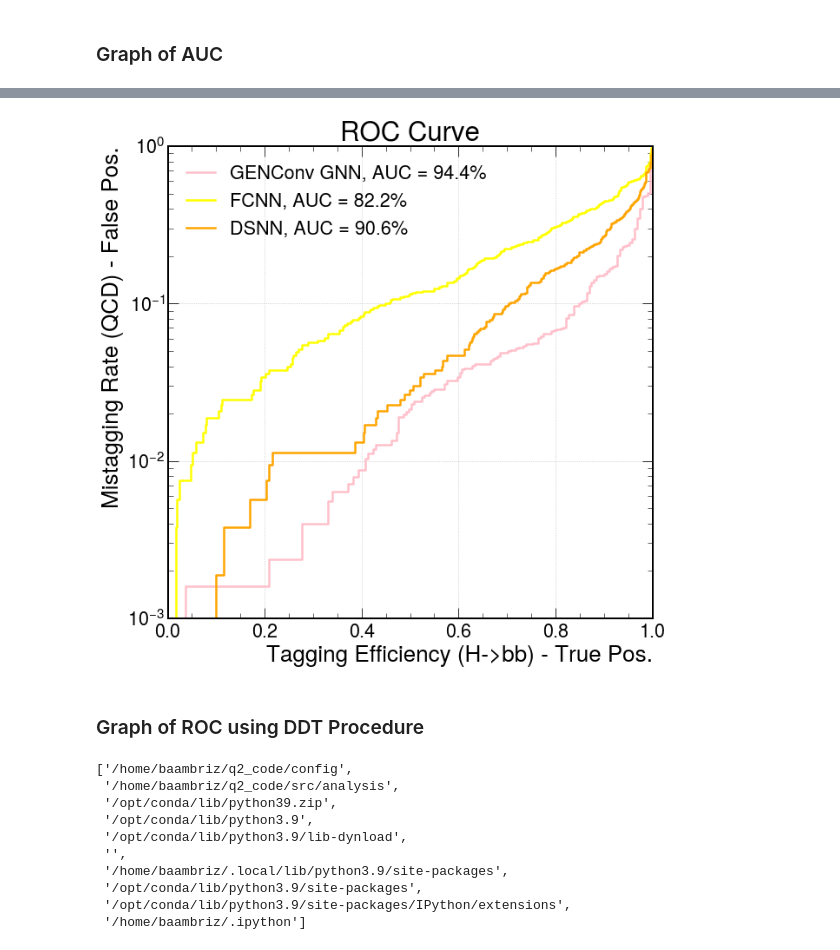
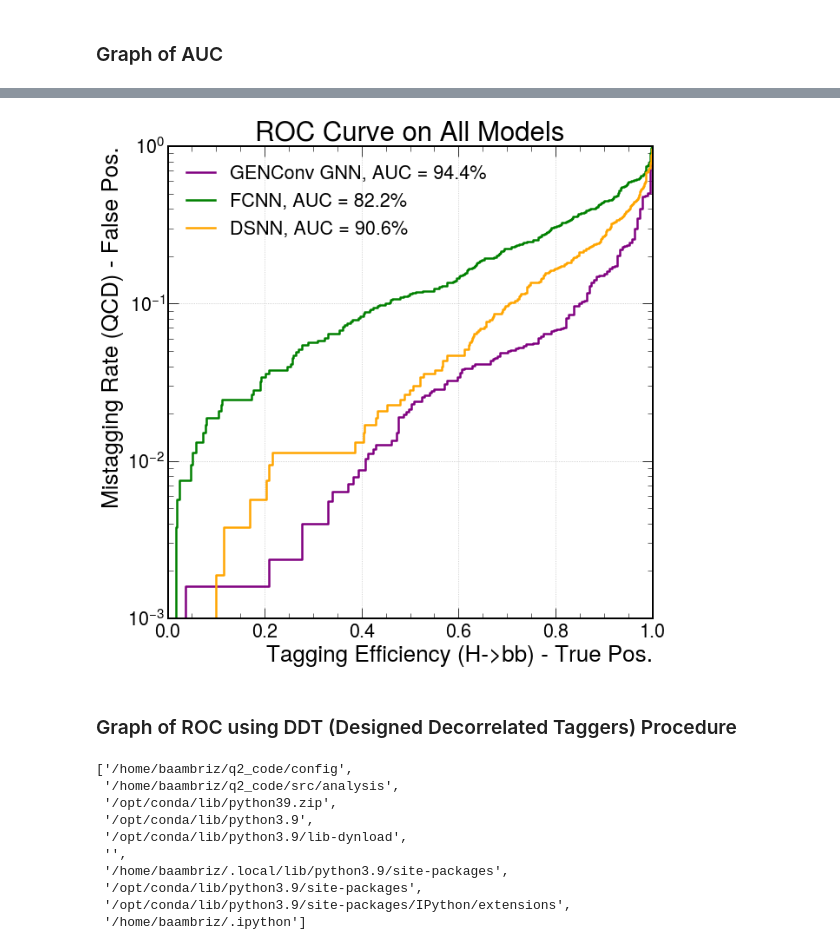
Before and after one commit to Bryan-Az/DSC-Capstone-Result-Replication, a Jupyter notebook: src/analysis/evaluation.ipynb, the cells around one changed output, grey strips where cells are left out. Cells and saved outputs as stored; diff of their text form; code cells hidden in the pictures.

Commit message:
finished eval graphs

```diff
--- a/src/analysis/evaluation.ipynb
+++ b/src/analysis/evaluation.ipynb
@@ -81,6 +67,14 @@ graph_predictions.head()
 | 2 | -5.623161 | 0 |
 | 3 | -7.973312 | 0 |
 | 4 | -9.264545 | 0 |
+# %%
+import torch
+
+graph_predictions['QCD_label'] = graph_predictions['hbb_label'].apply(lambda x: 1 if (x == 0) else 0)
+
+graph_predictions['hbb_sig'] = torch.nn.Sigmoid()(torch.tensor(graph_predictions['hbb_prediction']))
+
+graph_predictions['qcd_sig'] = 1 - graph_predictions['hbb_sig']
 # %% [markdown]
 ## Evaluation / Comparison
 # %% [markdown]
@@ -104,30 +82,30 @@ dsnn_predictions
 # %%
 from sklearn.metrics import roc_curve, auc
 import matplotlib.pyplot as plt
 import mplhep as hep
 plt.style.use(hep.style.ROOT)
 # create ROC curves
-fpr_gnn, tpr_gnn, threshold_gnn = roc_curve(graph_predictions['hbb_label'], graph_predictions['hbb_prediction'])
+fpr_gnn, tpr_gnn, threshold_gnn = roc_curve(graph_predictions['hbb_label'], graph_predictions['hbb_sig'])
 fpr_fcnn, tpr_fcnn, threshold_fcnn = roc_curve(fcnn_predictions['hbb_label'], fcnn_predictions['hbb_prediction'] )
 fpr_dsnn, tpr_dsnn, threshold_dsnn = roc_curve(dsnn_predictions['hbb_label'], dsnn_predictions['hbb_prediction'])
 # plot ROC curves
 plt.figure()
-plt.plot(tpr_gnn, fpr_gnn, lw=2.5, label="GENConv GNN, AUC = {:.1f}%".format(auc(fpr_gnn,tpr_gnn)*100), c = 'pink')
-plt.plot(tpr_fcnn, fpr_fcnn, lw=2.5, label="FCNN, AUC = {:.1f}%".format(auc(fpr_fcnn,tpr_fcnn)*100), c = 'yellow')
+plt.plot(tpr_gnn, fpr_gnn, lw=2.5, label="GENConv GNN, AUC = {:.1f}%".format(auc(fpr_gnn,tpr_gnn)*100), c = 'purple')
+plt.plot(tpr_fcnn, fpr_fcnn, lw=2.5, label="FCNN, AUC = {:.1f}%".format(auc(fpr_fcnn,tpr_fcnn)*100), c = 'green')
 plt.plot(tpr_dsnn, fpr_dsnn, lw=2.5, label="DSNN, AUC = {:.1f}%".format(auc(fpr_dsnn,tpr_dsnn)*100), c = 'orange')
 plt.xlabel(r'Tagging Efficiency (H->bb) - True Pos.')
 plt.ylabel(r'Mistagging Rate (QCD) - False Pos.')
-plt.title('ROC Curve')
+plt.title('ROC Curve on All Models')
 plt.semilogy()
 plt.ylim(0.001, 1)
 plt.xlim(0, 1)
 plt.grid(True)
 plt.legend(loc='upper left')
 plt.show()
 # %% [output]
-[figure, old version]
+[figure, new version]
 # %% [markdown]
-### Graph of ROC using DDT Procedure
+### Graph of ROC using DDT (Designed Decorrelated Taggers) Procedure
 # %%
 sys.path.insert(0, os.path.realpath('../../config'))
 # %%
```
Also changed, not shown: parts of 12 cells of this notebook, 3 other files.
